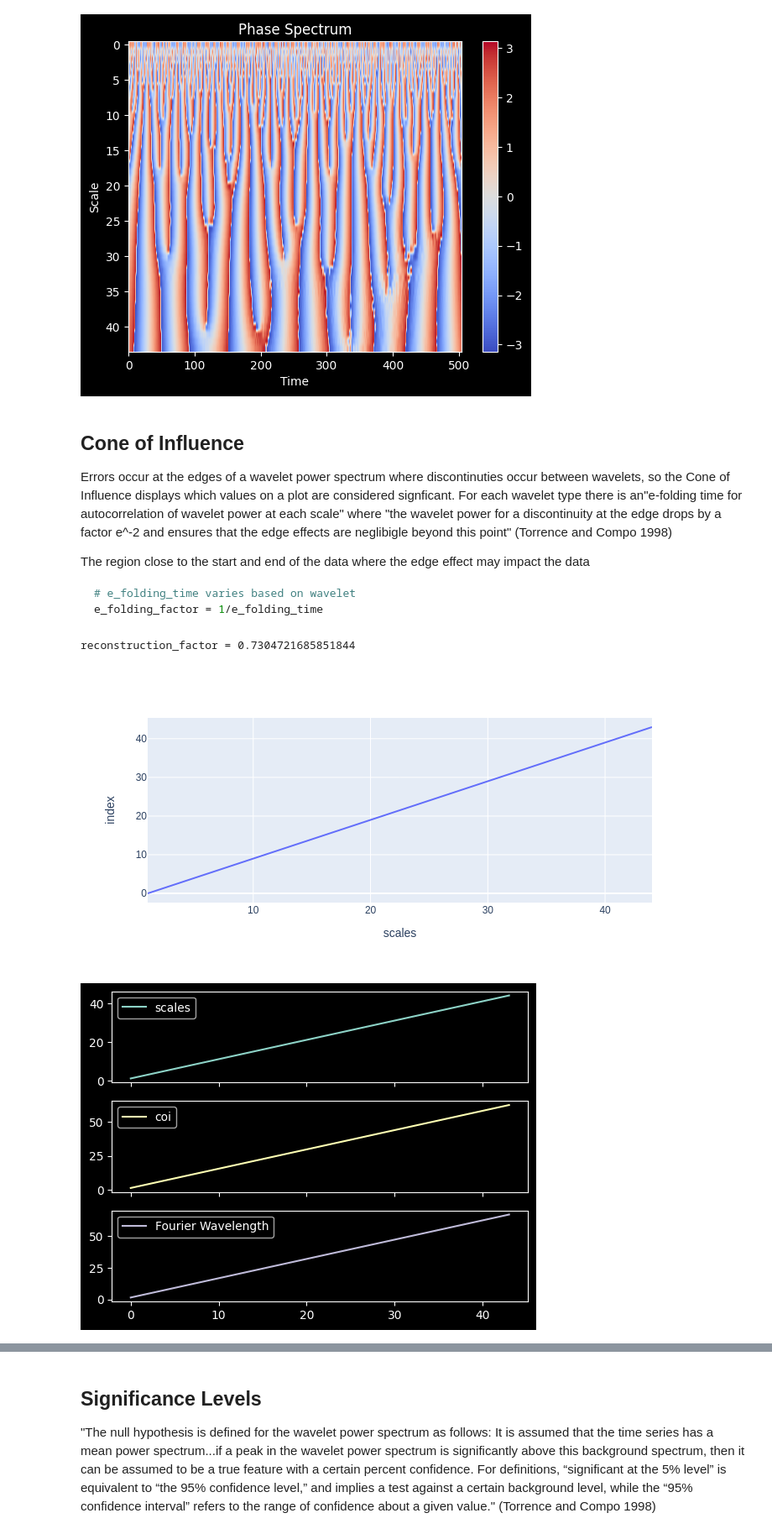
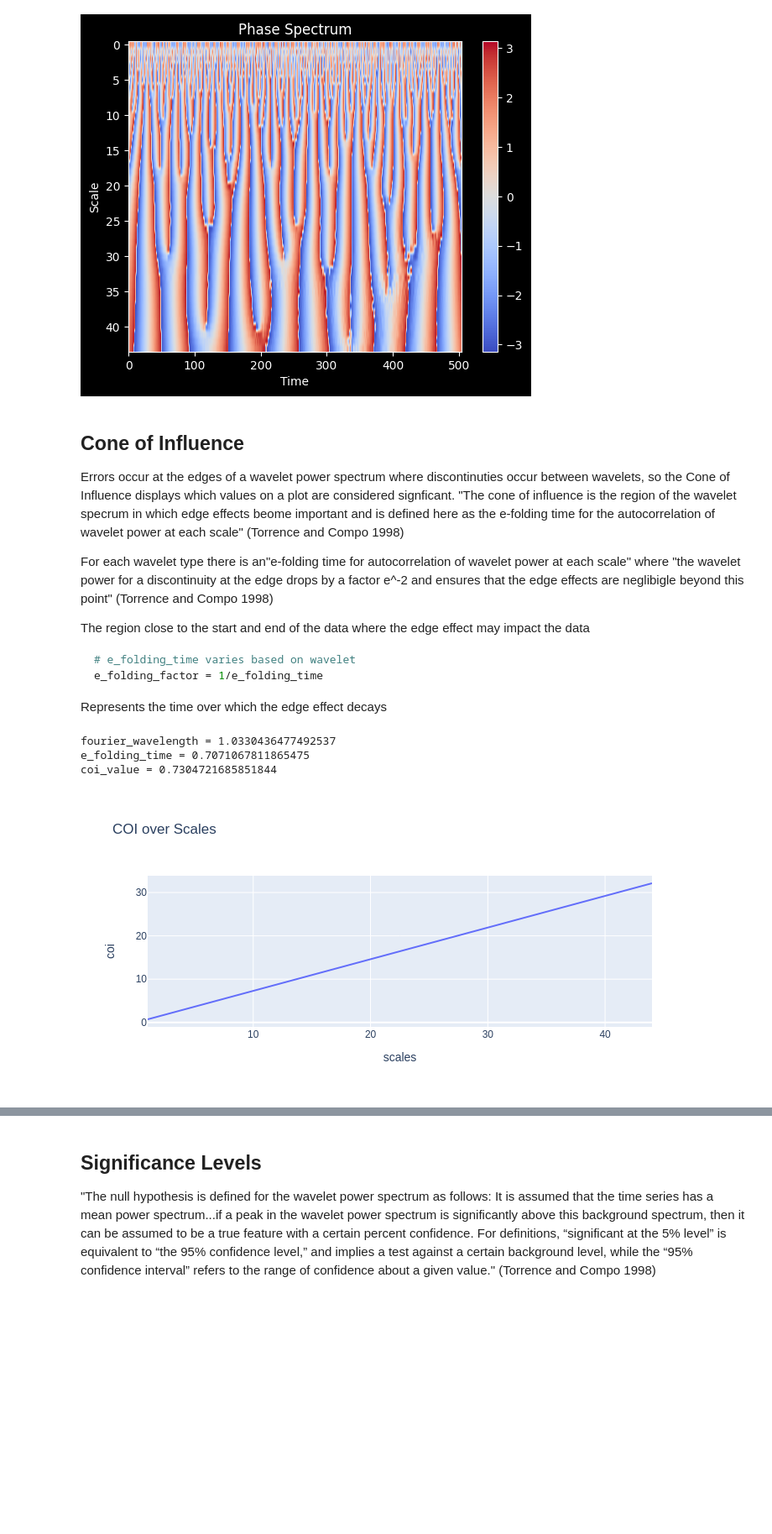
Before and after one commit to cyschneck/wavelet-tutorial, a Jupyter notebook: wavelet_nino.ipynb, the cells around one changed output, grey strips where cells are left out. Shown at 84% size. Cells and saved outputs as stored; diff of their text form; code cells hidden in the pictures; blank space fills up the shorter version.

Commit message:
complex morlet match for TC

````diff
--- a/wavelet_nino.ipynb
+++ b/wavelet_nino.ipynb
@@ -181,7 +236,9 @@ y-axis (scale) be default is: 44
 # %% [markdown]
 ## Cone of Influence
 
-Errors occur at the edges of a wavelet power spectrum where discontinuties occur between wavelets, so the Cone of Influence displays which values on a plot are considered signficant. For each wavelet type there is an"e-folding time for autocorrelation of wavelet power at each scale" where "the wavelet power for a discontinuity at the edge drops by a factor e^-2 and ensures that the edge effects are neglibigle beyond this point" (Torrence and Compo 1998)
+Errors occur at the edges of a wavelet power spectrum where discontinuties occur between wavelets, so the Cone of Influence displays which values on a plot are considered signficant. "The cone of influence is the region of the wavelet specrum in which edge effects beome important and is defined here as the e-folding time for the autocorrelation of wavelet power at each scale" (Torrence and Compo 1998)
+
+For each wavelet type there is an"e-folding time for autocorrelation of wavelet power at each scale" where "the wavelet power for a discontinuity at the edge drops by a factor e^-2 and ensures that the edge effects are neglibigle beyond this point" (Torrence and Compo 1998)
 
 The region close to the start and end of the data where the edge effect may impact the data
 
@@ -189,6 +246,7 @@ The region close to the start and end of the data where the edge effect may impa
 # e_folding_time varies based on wavelet
 e_folding_factor = 1/e_folding_time
 ```
+Represents the time over which the edge effect decays
 # %%
 # wavelets
 #https://github.com/ct6502/wavelets/blob/e345f33a61becfb6c4850317d31c75b0da10d9e9/wave_python/waveletFunctions.py#L165
@@ -196,36 +254,37 @@ e_folding_factor = 1/e_folding_time
 # reconstruction equation 13 from Torrence and Compo
 # reconstruction factor "is scale independent and is a constant for each wavelet function" (Torrence and Compo, 68
 
-param = 6 # morlet (where =frequency
-# fourier_factor = (4 * np.pi) / (param + np.sqrt(2 + np.square(param)))
-param = 4 # paul  (where =order)
-# fourier_factor = (4 * np.pi) / ((2 * param) + 1)
-#param = 2 # DOG (where =derivative
-# fourier_factor = (2 * np.pi) / np.sqrt(param + .5)
+wavelet = "Morlet"
 
-# TODO: determine reason for reconstruction factor as 1/e_folding_time (based on output from Table 2)
+if wavelet == "Morlet":
+    param = 6 # morlet (where =frequency
+    fourier_wavelength = (4 * np.pi) / (param + np.sqrt(2 + np.square(param)))
+    e_folding_time = np.sqrt(2) # Morlet and DOG
+if wavelet == "Paul":
+    param = 4 # paul  (where =order)
+    fourier_wavelength = (4 * np.pi) / ((2 * param) + 1)
+    e_folding_time = 1/np.sqrt(2) # Paul
+if wavelet == "DOG":
+    param = 2 # DOG (where =derivative)
+    fourier_wavelength = (2 * np.pi) / np.sqrt(param + .5)
+    e_folding_time = np.sqrt(2) # Morlet and DOG
 
-# one possible implemetnation at wavelets.wave_bases
-# from Torrence and Compo, Table 1
-# for Morlet
-fourier_wavelength = (4 * np.pi) / (param + np.sqrt(2 + np.square(param)))
-e_folding_time = np.sqrt(2) # Morlet and DOG
-#e_folding_time = 1/np.sqrt(2) # Paul
-reconstruction_factor = fourier_factor * (1/e_folding_time)
-print(f"reconstruction_factor = {reconstruction_factor}")
+e_folding_time = 1/e_folding_time # decay over time
+coi_value = fourier_wavelength * e_folding_time
+
+print(f"fourier_wavelength = {fourier_wavelength}")
+print(f"e_folding_time = {e_folding_time}")
+print(f"coi_value = {coi_value}")
 # %% [output]
-reconstruction_factor = 0.7304721685851844
+fourier_wavelength = 1.0330436477492537
+e_folding_time = 0.7071067811865475
+coi_value = 0.7304721685851844
 # %%
 # "determine the cone of influence and the Fourier wavelength at each scale" (Torrence and Compo
-coi_data = scales*e_folding_time
-fourier_wavelength_data = scales*fourier_wavelength
-
+coi_data = coi_value*scales
 coi_fourier_df = pd.DataFrame({'scales': scales,
-                                'coi': coi_data,
-                               "Fourier Wavelength": fourier_wavelength_data})
-coi_fourier_df=pd.melt(df , id_vars=['scales'], value_vars=['coi', ''])
-fig = px.line(df_long, x='ID', y='value', color='variable')
+                                'coi': coi_data})
+fig = px.line(coi_fourier_df, x='scales', y='coi', title="COI over Scales")
 fig.show()
 # %% [output]
-[figure, old version]
+[figure, new version]
-[figure, removed]
````
Also changed, not shown: parts of 8 cells of this notebook.
